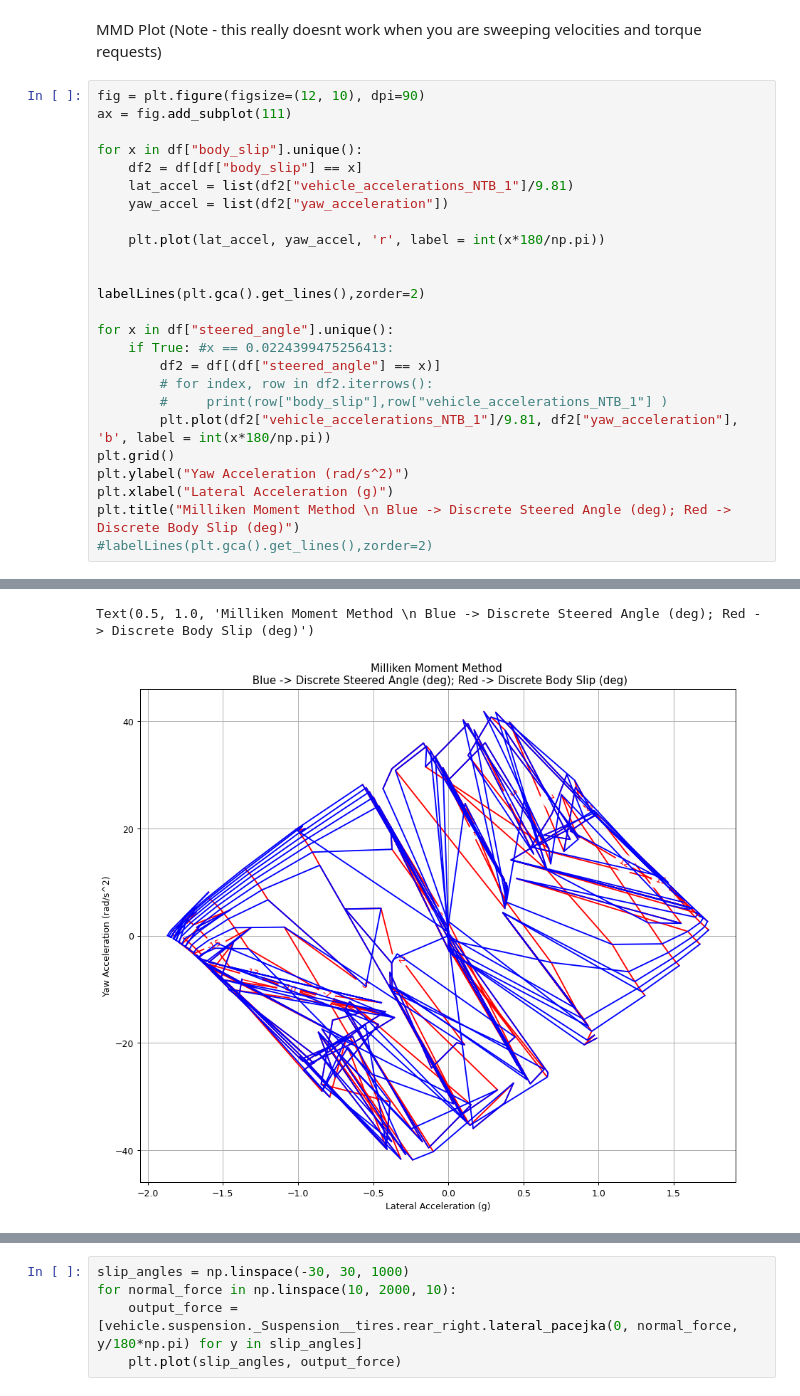
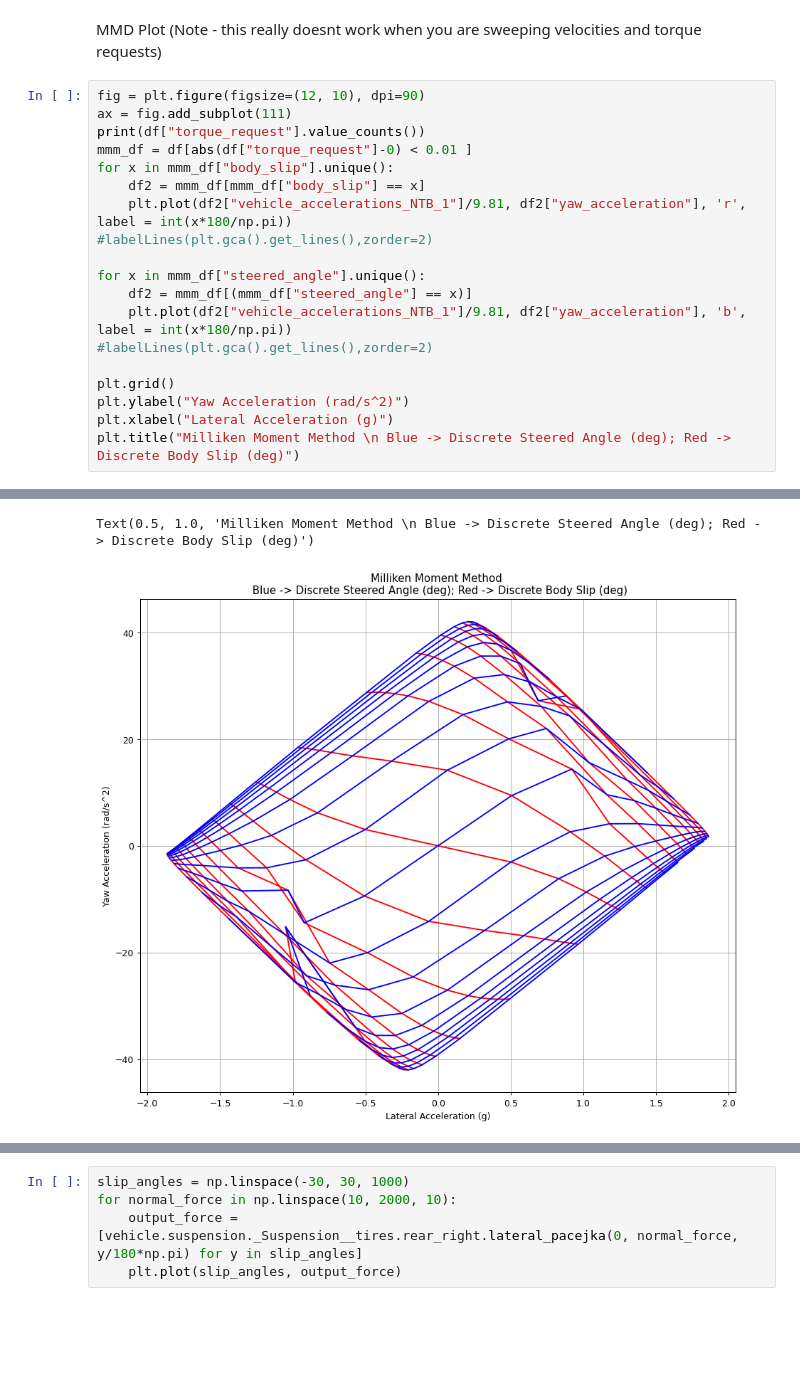
Before and after one commit to LonghornRacingElectric/magic_moment_method, a Jupyter notebook: analysis/MMM_plotter.ipynb, the cells around one changed output, grey strips where cells are left out. Saved outputs shown, nothing was run; the diff lists cells and outputs as text; blank space fills up the shorter version.

```diff
--- a/analysis/MMM_plotter.ipynb
+++ b/analysis/MMM_plotter.ipynb
@@ -29,26 +29,20 @@ MMD Plot (Note - this really doesnt work when you are sweeping velocities and to
 # %%
 fig = plt.figure(figsize=(12, 10), dpi=90)
 ax = fig.add_subplot(111)
+print(df["torque_request"].value_counts())
+mmm_df = df[abs(df["torque_request"]-0) < 0.01 ]
+for x in mmm_df["body_slip"].unique():
+    df2 = mmm_df[mmm_df["body_slip"] == x]
+    plt.plot(df2["vehicle_accelerations_NTB_1"]/9.81, df2["yaw_acceleration"], 'r', label = int(x*180/np.pi))
+#labelLines(plt.gca().get_lines(),zorder=2)
 
-for x in df["body_slip"].unique():
-    df2 = df[df["body_slip"] == x]
-    lat_accel = list(df2["vehicle_accelerations_NTB_1"]/9.81)
-    yaw_accel = list(df2["yaw_acceleration"])
+for x in mmm_df["steered_angle"].unique():
+    df2 = mmm_df[(mmm_df["steered_angle"] == x)]
+    plt.plot(df2["vehicle_accelerations_NTB_1"]/9.81, df2["yaw_acceleration"], 'b', label = int(x*180/np.pi))
+#labelLines(plt.gca().get_lines(),zorder=2)
 
-    plt.plot(lat_accel, yaw_accel, 'r', label = int(x*180/np.pi))
-
-
-labelLines(plt.gca().get_lines(),zorder=2)
-
-for x in df["steered_angle"].unique():
-    if True: #x == 0.0224399475256413:
-        df2 = df[(df["steered_angle"] == x)]
-        # for index, row in df2.iterrows():
-        #     print(row["body_slip"],row["vehicle_accelerations_NTB_1"] )
-        plt.plot(df2["vehicle_accelerations_NTB_1"]/9.81, df2["yaw_acceleration"], 'b', label = int(x*180/np.pi))
 plt.grid()
 plt.ylabel("Yaw Acceleration (rad/s^2)")
 plt.xlabel("Lateral Acceleration (g)")
 plt.title("Milliken Moment Method \n Blue -> Discrete Steered Angle (deg); Red -> Discrete Body Slip (deg)")
-#labelLines(plt.gca().get_lines(),zorder=2)
 # %% [output]
@@ -56,2 +68,2 @@ x label location is outside data range!
 Text(0.5, 1.0, 'Milliken Moment Method \n Blue -> Discrete Steered Angle (deg); Red -> Discrete Body Slip (deg)')
-[figure, old version]
+[figure, new version]
```
Also changed, not shown: parts of 16 cells of this notebook, 5 other files.
